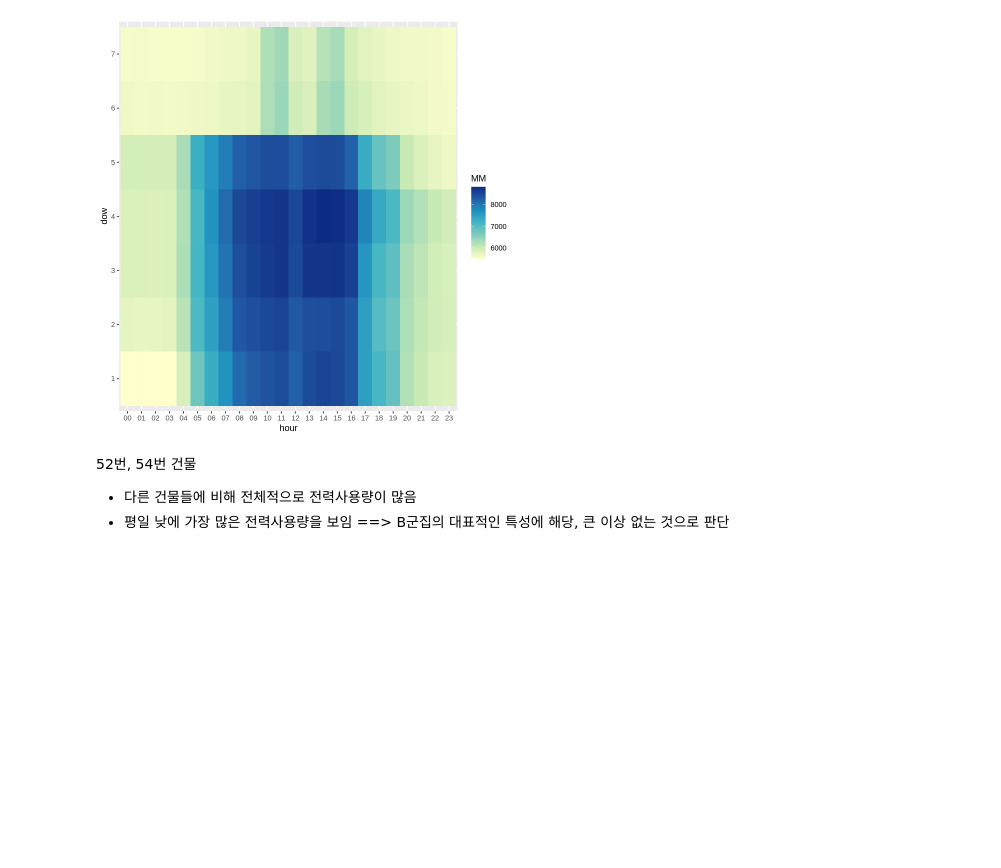
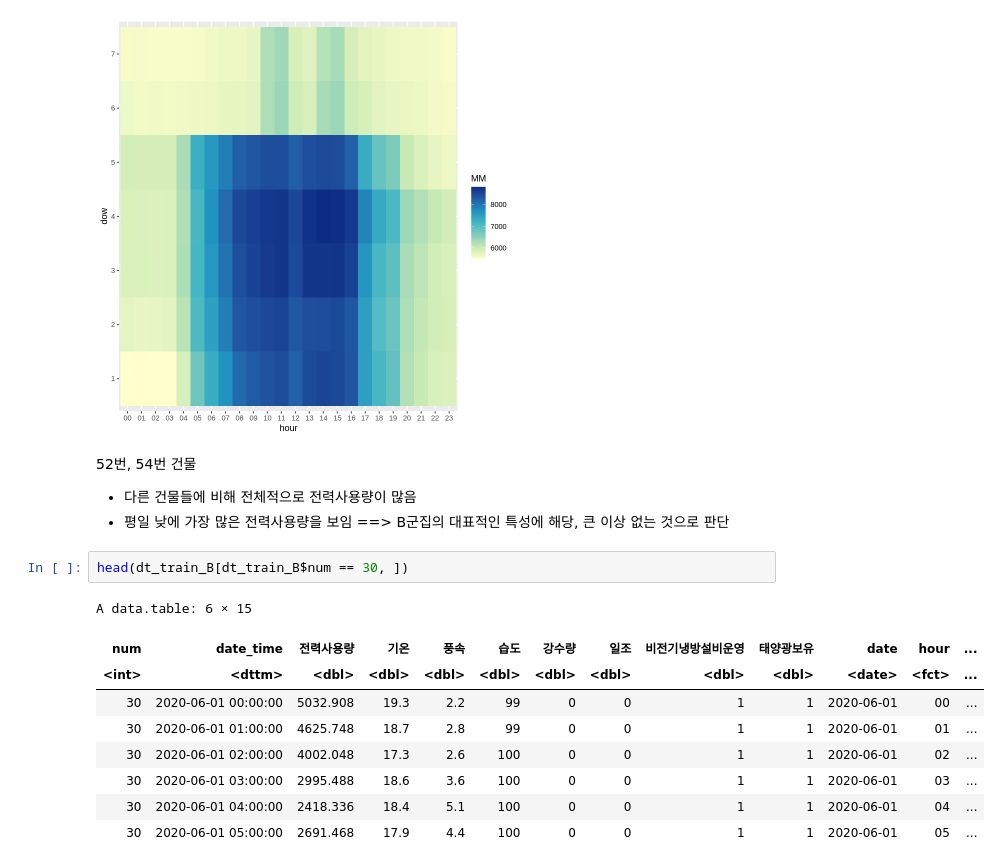
Before and after one commit to mjiii25/prac_class, a Jupyter notebook: team-project.ipynb, the cells around one changed output. Drawn from its saved outputs; the diff is of its cells as text; blank space fills up the shorter version.

```diff
--- a/team-project.ipynb
+++ b/team-project.ipynb
@@ -353,3 +353,15 @@ dt_train_B[ num == 54, .(MM = mean(전력사용량)), by = .(hour, dow)] %>%
 52번, 54번 건물
 - 다른 건물들에 비해 전체적으로 전력사용량이 많음
 - 평일 낮에 가장 많은 전력사용량을 보임 ==> B군집의 대표적인 특성에 해당, 큰 이상 없는 것으로 판단
+# %%
+head(dt_train_B[dt_train_B$num == 30, ])
+# %% [output]
+A data.table: 6 × 15
+| num | date_time | 전력사용량 | 기온 | 풍속 | 습도 | 강수량 | 일조 | 비전기냉방설비운영 | 태양광보유 | date | hour | ... |
+| <int> | <dttm> | <dbl> | <dbl> | <dbl> | <dbl> | <dbl> | <dbl> | <dbl> | <dbl> | <date> | <fct> | ... |
+| 30 | 2020-06-01 00:00:00 | 5032.908 | 19.3 | 2.2 | 99 | 0 | 0 | 1 | 1 | 2020-06-01 | 00 | ... |
+| 30 | 2020-06-01 01:00:00 | 4625.748 | 18.7 | 2.8 | 99 | 0 | 0 | 1 | 1 | 2020-06-01 | 01 | ... |
+| 30 | 2020-06-01 02:00:00 | 4002.048 | 17.3 | 2.6 | 100 | 0 | 0 | 1 | 1 | 2020-06-01 | 02 | ... |
+| 30 | 2020-06-01 03:00:00 | 2995.488 | 18.6 | 3.6 | 100 | 0 | 0 | 1 | 1 | 2020-06-01 | 03 | ... |
+| 30 | 2020-06-01 04:00:00 | 2418.336 | 18.4 | 5.1 | 100 | 0 | 0 | 1 | 1 | 2020-06-01 | 04 | ... |
+| 30 | 2020-06-01 05:00:00 | 2691.468 | 17.9 | 4.4 | 100 | 0 | 0 | 1 | 1 | 2020-06-01 | 05 | ... |
```
Also changed, not shown: parts of 3 cells of this notebook.
